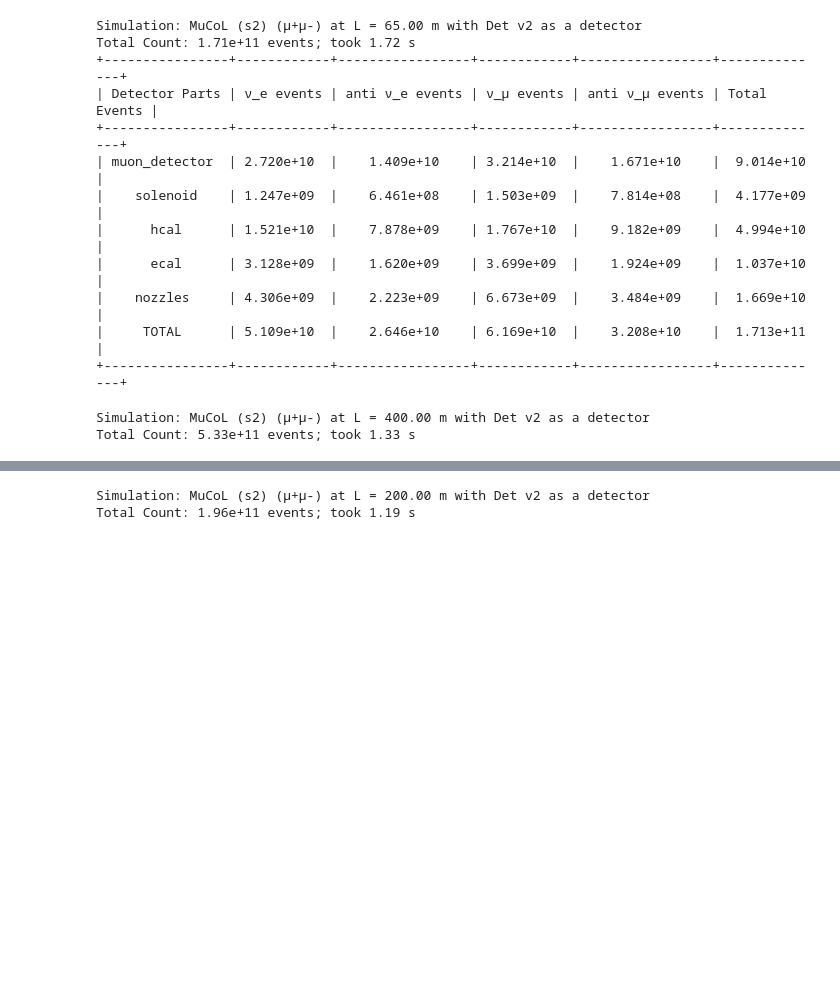
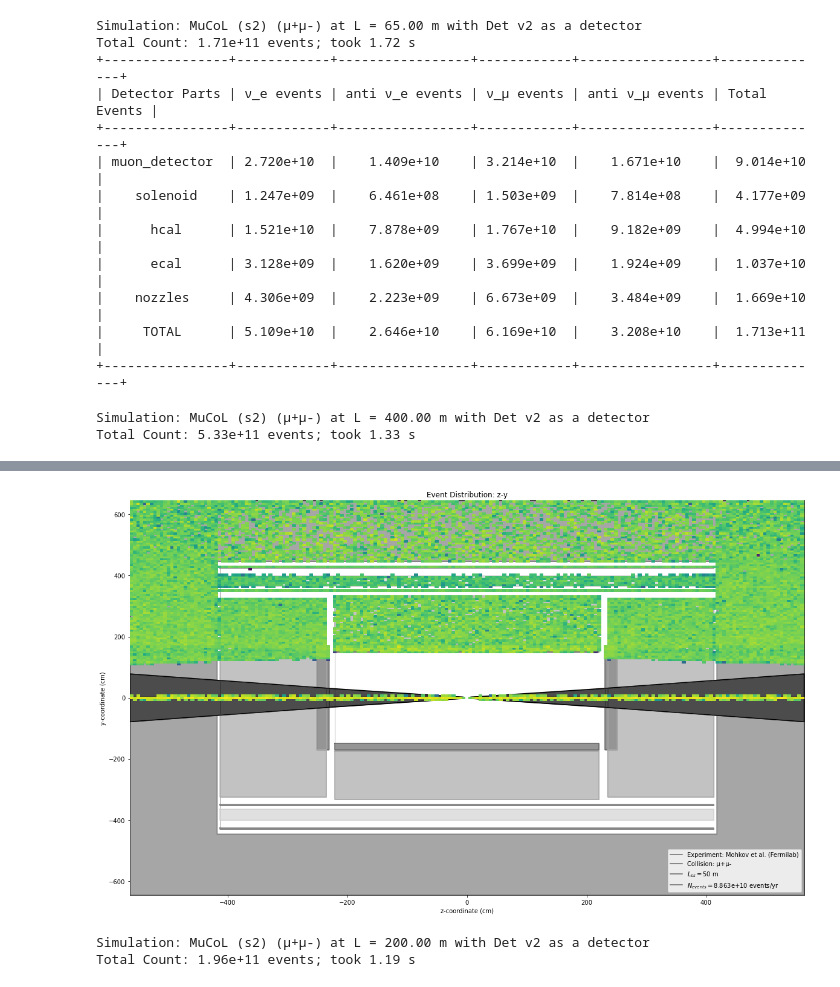
Before and after one commit to mhostert/BIN_MC, a Jupyter notebook: events.ipynb, the cells around one changed output, grey strips where cells are left out. Drawn from its saved outputs; the diff is of its cells as text; code cells hidden in the pictures; blank space fills up the shorter version.

```diff
--- a/events.ipynb
+++ b/events.ipynb
@@ -74,5 +85,6 @@ plt.savefig("plots_Luc/paper/events6.jpg", bbox_inches = 'tight', dpi = 300)
 # %%
-Lss = 65
+cc = SimulateDecays('mokhov', N_evals = 1e5)
+Lss = 50
 collision = 'mu+mu-'
-sims5 = SimulateDetector(cc, geom, particle = None, Lss = Lss).run(show_components = 0, show_time = 0, collision = collision)
+sims5 = SimulateDetector(cc, geom = geom, particle = None, Lss = Lss).run(show_components = 0, show_time = 0, collision = collision)
 # %% [output]
@@ -81,3 +95,7 @@ Total Count: 1.71e+11 events; took 1.5 s
+# %%
+plot(sims5, h = False)
+# %% [output]
+[figure, added]
 # %%
 Lss = 200
 collision = 'mu+mu-'
```
Also changed, not shown: parts of 15 cells of this notebook, 6 other files.
